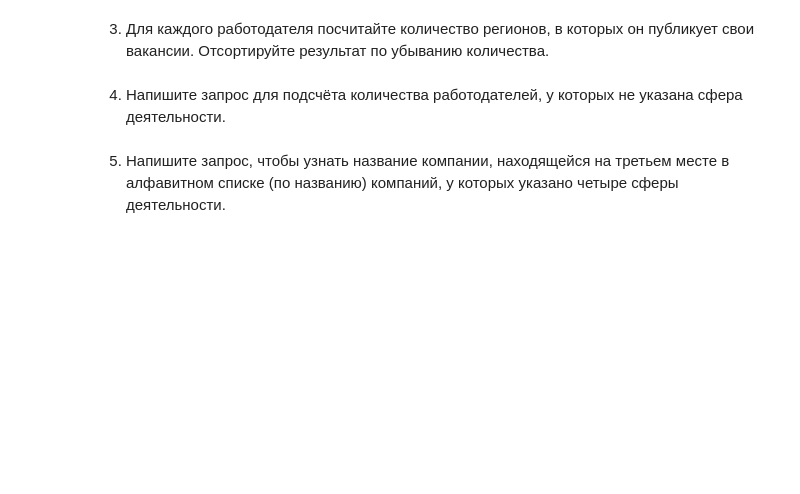
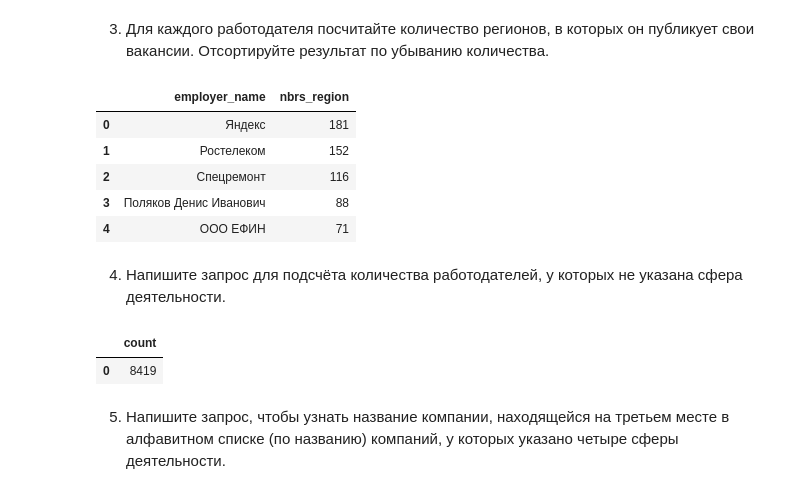
Before and after one commit to simplevolunteer/SF_data_science, a Jupyter notebook: PROJECT-2. Анализ вакансий из HeadHunter/Project_2_Ноутбук_шаблон.ipynb, the cells around one changed output. Saved outputs shown, nothing was run; the diff lists cells and outputs as text; code cells hidden in the pictures; blank space fills up the shorter version.

```diff
--- a/PROJECT-2. Анализ вакансий из HeadHunter/Project_2_Ноутбук_шаблон.ipynb
+++ b/PROJECT-2. Анализ вакансий из HeadHunter/Project_2_Ноутбук_шаблон.ipynb
@@ -249,8 +263,27 @@ df
 3. Для каждого работодателя посчитайте количество регионов, в которых он публикует свои вакансии. Отсортируйте результат по убыванию количества.
 # %%
 # текст запроса
+n = 5
+query_5_3 = f'''select
+                    e.name employer_name,
+                    count(distinct v.area_id) nbrs_region
+                from vacancies v
+                    left join employers e on v.employer_id = e.id
+                group by 1
+                order by 2 desc
+                limit {n}
+             '''
 # %%
 # результат запроса
+df = pd.read_sql_query(query_5_3, connection)
+df
+# %% [output]
+|  | employer_name | nbrs_region |
+| 0 | Яндекс | 181 |
+| 1 | Ростелеком | 152 |
+| 2 | Спецремонт | 116 |
+| 3 | Поляков Денис Иванович | 88 |
+| 4 | ООО ЕФИН | 71 |
 # %% [markdown]
 4. Напишите запрос для подсчёта количества работодателей, у которых не указана сфера деятельности.
 # %%
@@ -258,5 +298,10 @@ df
 # %%
 # результат запроса
+df = pd.read_sql_query(query_5_4, connection)
+df
+# %% [output]
+|  | count |
+| 0 | 8419 |
 # %% [markdown]
 5. Напишите запрос, чтобы узнать название компании, находящейся на третьем месте в алфавитном списке (по названию) компаний, у которых указано четыре сферы деятельности.
 # %%
```
Also changed, not shown: parts of 8 cells of this notebook.
